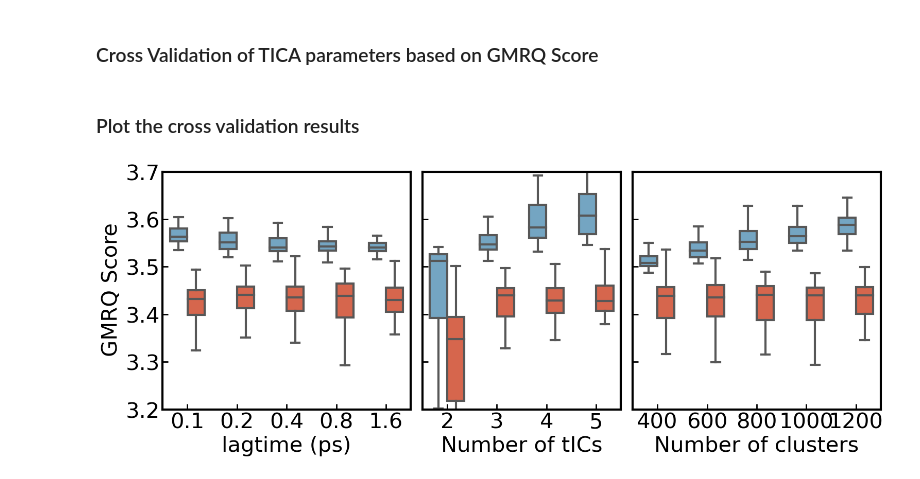
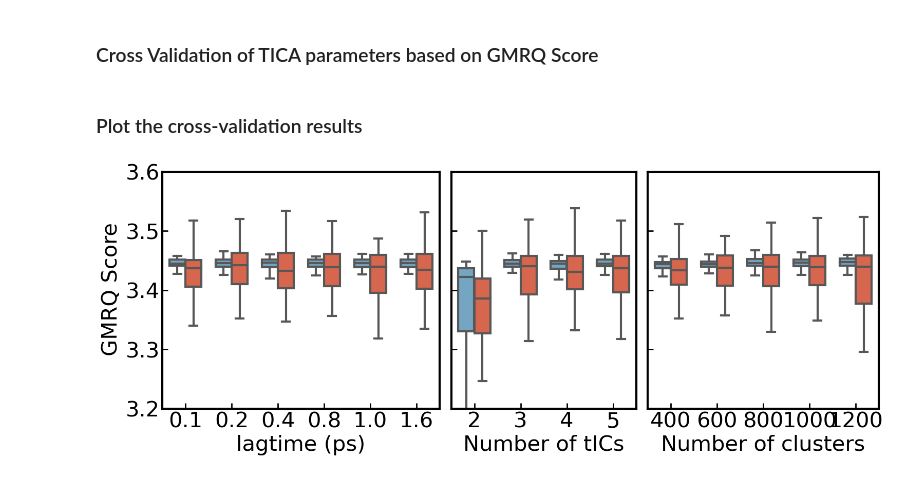
Before and after one commit to xuhuihuang/GME_tutorials, a Jupyter notebook: tutorials/alanine_dipeptide/Cross_Validation.ipynb, the cells around one changed output. Saved outputs shown, nothing was run; the diff lists cells and outputs as text; code cells hidden in the pictures.

```diff
--- a/tutorials/alanine_dipeptide/Cross_Validation.ipynb
+++ b/tutorials/alanine_dipeptide/Cross_Validation.ipynb
@@ -27,9 +27,11 @@ for para in ['lagtime', 'n_tics', 'n_clusters']:
 
 ftrajs = np.load(Featurization_dir + 'ftrajs.npy', allow_pickle=True)
 
-def TICA_CV(lt=2, n_tics=3, n_clusters=800, trajs=ftrajs, runs=10, n_fold=5, para='lagtime'):
-
-    output_files_dir = GMRQ_dir + para + '/'
+def TICA_CV(lt=2, n_tics=3, n_clusters=800, trajs=ftrajs, runs=10, n_fold=5, para=None):
+    if para is None:
+        output_files_dir = GMRQ_dir
+    else:
+        output_files_dir = GMRQ_dir + para + '/'
 
     results = []
     for run in range(runs):
@@ -49,7 +51,7 @@ def TICA_CV(lt=2, n_tics=3, n_clusters=800, trajs=ftrajs, runs=10, n_fold=5, par
             ctraj_train = cluster.predict(ttraj_train)
             ctraj_test = cluster.predict(ttraj_test)
 
-            msm = MarkovStateModel(n_timescales=4, lag_time=100, reversible_type='transpose',
+            msm = MarkovStateModel(n_timescales=3, lag_time=100, reversible_type='transpose',
                                    verbose=False, ergodic_cutoff='off')
             msm.fit(ctraj_train)
             train_score = msm.score(ctraj_train)
@@ -80,8 +82,21 @@ Parallel(n_jobs=4)(delayed(TICA_CV)\
 nc_list = [400, 600, 800, 1000, 1200]
 Parallel(n_jobs=5)(delayed(TICA_CV)\
                    (lt=2, n_tics=3, n_clusters=i, para=' n_clusters') for i in nc_list)
+# %%
+# comprehensive cross-validation
+lt_list = [1,2,4,8,10,16]
+ntics_list = [2,3,4,5]
+nc_list = [400, 600, 800, 1000, 1200]
+
+for i in lt_list:
+    for j in ntics_list:
+        for k in nc_list:
+            TICA_CV(lt=i, n_tics=j, n_clusters=k)
+
+# If enough resources:
+# Parallel(n_jobs=10)(delayed(TICA_CV)(lt=i, n_tics=j, n_clusters=k, trajs=oasis_trajs) for i, j, k in product(lt_list, ntics_list, nc_list))
 # %% [markdown]
-### Plot the cross validation results
+### Plot the cross-validation results
 # %%
 import glob
 import pickle
@@ -100,37 +116,38 @@ def load_pickles(file_dir):
 
 delta_t = 0.1
 # %%
+# Plot the results of sequential cross-validation
 plt.rcParams['font.size'] = 30
 fig, axes = plt.subplots(1, 3, figsize=(18, 6), sharey=True,
-                         gridspec_kw={'width_ratios': [5, 4, 5]})
+                         gridspec_kw={'width_ratios': [6, 4, 5]})
 
 pal = {'train': '#67a9cf', 'test': '#ed5736'}
 para = ['lagtime', 'n_tics', 'n_clusters']
 
 for i in range(len(para)):
     file_dir = GMRQ_dir + para[i] + '/'
     data = load_pickles(file_dir + '*.pickl')
     df = pd.concat(data, axis=0)
     df['lagtime'] = df['lagtime'] * delta_t
     sns.boxplot(data=df, x=para[i], y='score', hue='type',
                 orient="v", notch=False,
                 palette=pal, linewidth=3, width=0.7,
                 sym=".", showfliers=False, ax=axes[i])
     axes[i].set_ylabel("")
-    axes[i].set_ylim(3.2, 3.7)
+    axes[i].set_ylim(3.2, 3.6)
     axes[i].legend([], frameon=False)
     axes[i].tick_params(axis='both', direction='in', width=2, length=8)
     for spine in axes[i].spines.values():
         spine.set_linewidth(3)
 
 axes[0].set_xlabel("lagtime (ps)")
 axes[1].set_xlabel("Number of tICs")
 axes[2].set_xlabel("Number of clusters")
 fig.text(0.07, 0.5, "GMRQ Score", ha='center', va='center', rotation=90)
 
 plt.subplots_adjust(wspace=0.05)
-plt.savefig('./png/gmrq_tica.png', dpi=1000, bbox_inches='tight')
+plt.savefig('./png/gmrq_tica_sequential.png', dpi=1000, bbox_inches='tight')
 
 plt.show()
 # %% [output]
-[figure, old version]
+[figure, new version]
```
Also changed, not shown: parts of 2 cells of this notebook.
